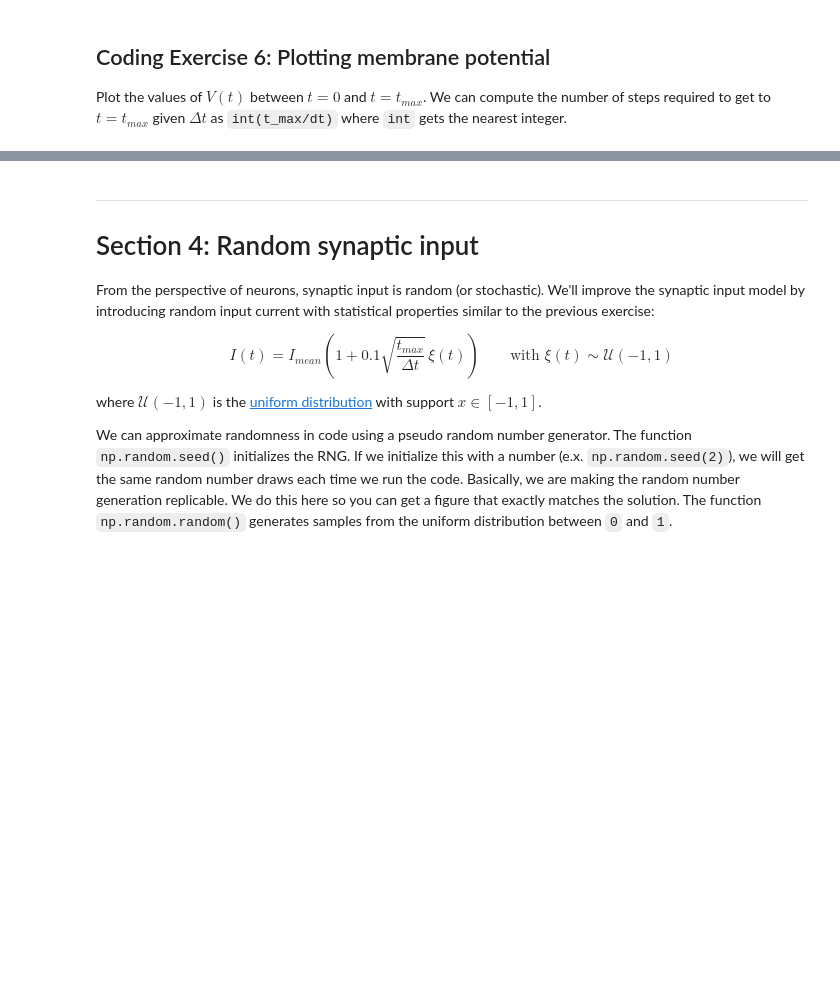
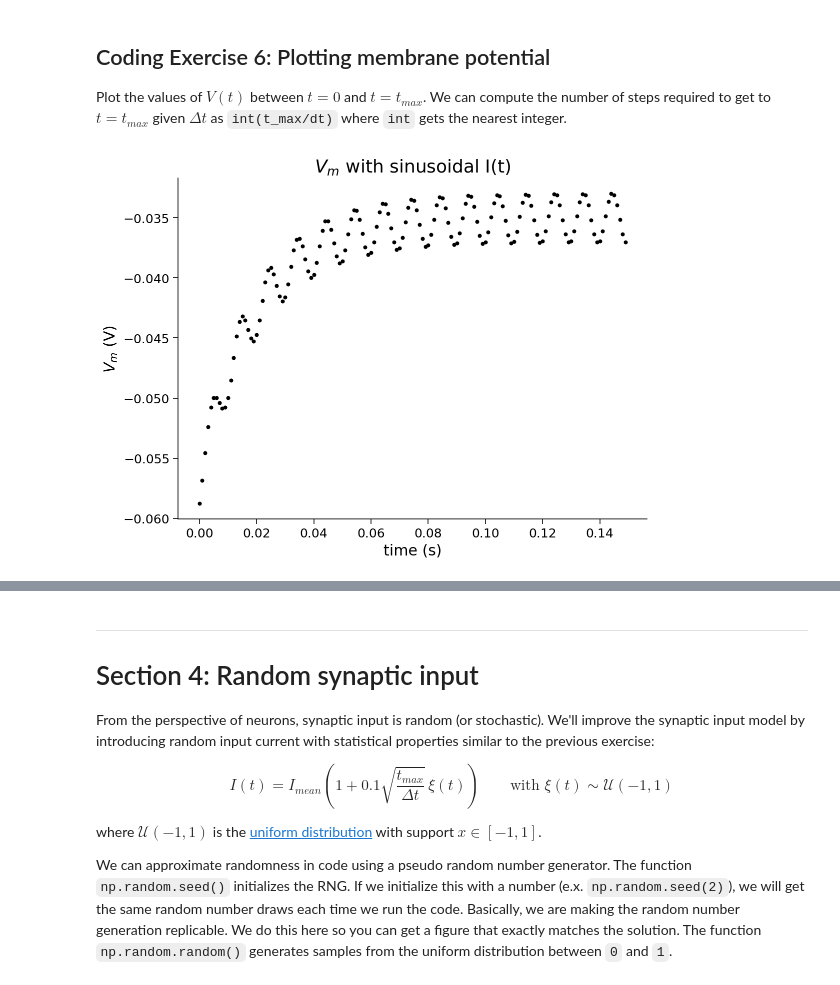
Before and after one commit to MiguelAngelSebastian/NeuromatchW0, a Jupyter notebook: tutorials/W0D1_PythonWorkshop1/student/W0D1_Tutorial1.ipynb, the cells around one changed output, grey strips where cells are left out. Cells and saved outputs as stored; diff of their text form; code cells hidden in the pictures; blank space fills up the shorter version.

```diff
--- a/tutorials/W0D1_PythonWorkshop1/student/W0D1_Tutorial1.ipynb
+++ b/tutorials/W0D1_PythonWorkshop1/student/W0D1_Tutorial1.ipynb
@@ -501,38 +538,40 @@ Plot the values of $V(t)$ between $t=0$ and $t=t_{max}$. We can compute the numb
 #################################################
 ## TODO for students: fill out the figure initialization and plotting code below ##
 # Fill out code and comment or remove the next line
-raise NotImplementedError("Student exercise: You need to fill out membrane potential figure code")
+# raise NotImplementedError("Student exercise: You need to fill out membrane potential figure code")
 #################################################
 
 # Initialize step_end
 step_end = int(t_max / dt)
 
 # Initialize v0
 v = el
 
 # Initialize the figure
 plt.figure()
 plt.title('$V_m$ with sinusoidal I(t)')
 plt.xlabel('time (s)')
 plt.ylabel('$V_m$ (V)');
 
 # Loop for step_end steps
 for step in range(step_end):
 
   # Compute value of t
   t = step * dt
 
   # Compute value of i at this time step
   i = i_mean * (1 + np.sin((t * 2 * np.pi) / 0.01))
 
   # Compute v
   v = v + dt/tau * (el - v + r*i)
 
   # Plot v (using 'k.' to get even smaller markers)
-  plt.plot(...)
+  plt.plot(t,v,"k.")
 
 # Display plot
 plt.show()
+# %% [output]
+[figure, added]
 # %% [markdown]
 [*Click for solution*](https://github.com/NeuromatchAcademy/precourse/tree/main//tutorials/W0D1_PythonWorkshop1/solutions/W0D1_Tutorial1_Solution_70f05c19.py)
 
```
Also changed, not shown: parts of 6 cells of this notebook.
